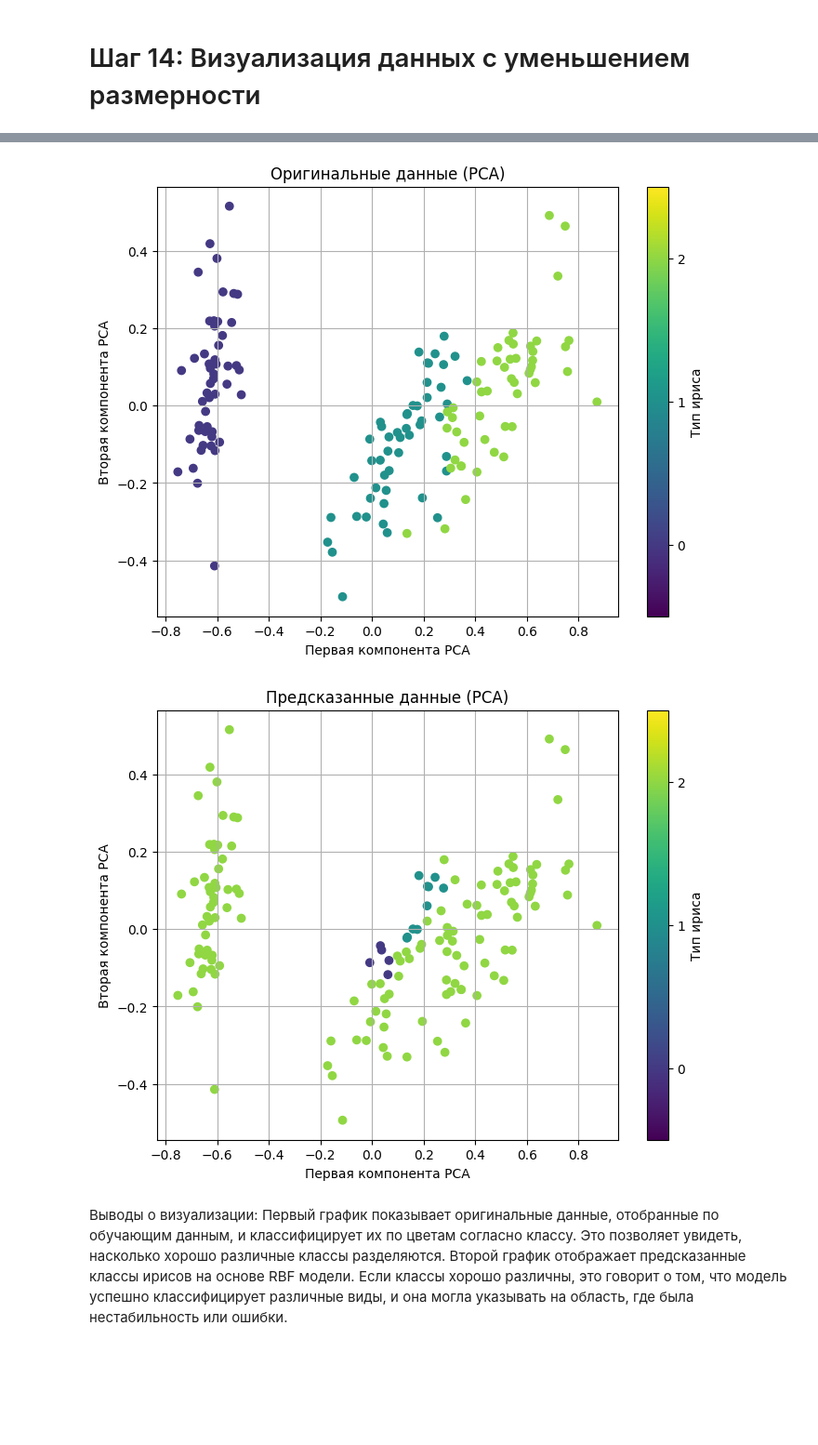
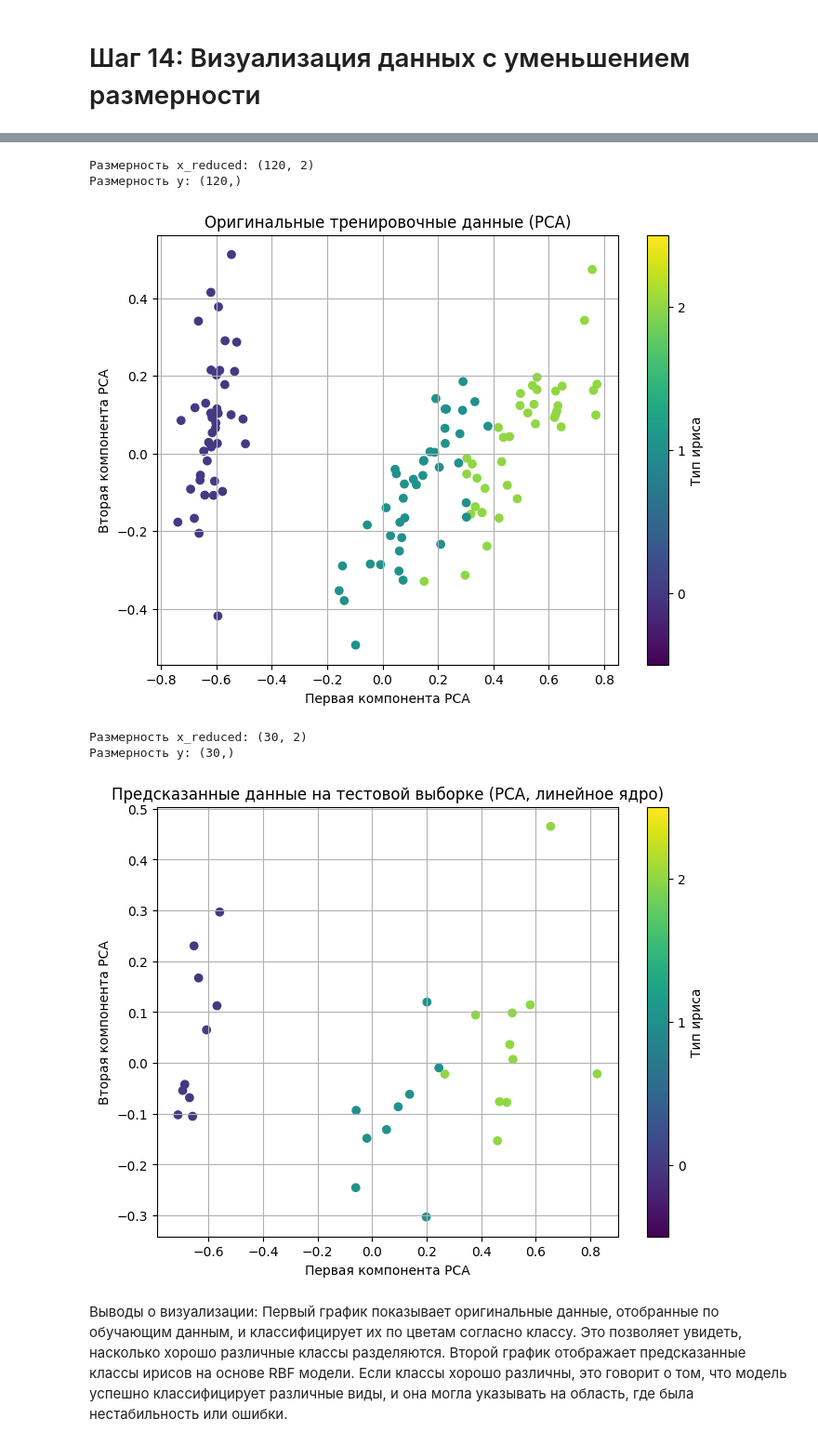
Before and after one commit to mariatrunina/spbu-python-course, a Jupyter notebook: project/iris/iris.ipynb, the cells around one changed output, grey strips where cells are left out. Shown at 93% size. Saved outputs shown, nothing was run; the diff lists cells and outputs as text; code cells hidden in the pictures; blank space fills up the shorter version.

```diff
--- a/project/iris/iris.ipynb
+++ b/project/iris/iris.ipynb
@@ -277,10 +275,17 @@ def visualize_data(x, y, title):
 # %%
-visualize_data(features_normalized, labels_encoded, "Оригинальные данные (PCA)")
-y_pred_final = model3.predict(StandardScaler().fit_transform(features_normalized))
-visualize_data(features_normalized, y_pred_final, "Предсказанные данные (PCA)")
+pca = PCA(n_components=2)
+x_train_reduced = pca.fit_transform(x_train)
+x_test_reduced = pca.transform(x_test)
+visualize_data(x_train_reduced, y_train, "Оригинальные тренировочные данные (PCA)")
+
+visualize_data(x_test_reduced, y_pred1, "Предсказанные данные на тестовой выборке (PCA, линейное ядро)")
 # %% [output]
+Размерность x_reduced: (120, 2)
+Размерность y: (120,)
-[figure, old version]
+[figure, new version]
+Размерность x_reduced: (30, 2)
+Размерность y: (30,)
-[figure, old version]
+[figure, new version]
 # %% [markdown]
  Выводы о визуализации:
 Первый график показывает оригинальные данные, отобранные по обучающим данным, и классифицирует их по цветам согласно классу. Это позволяет увидеть, насколько хорошо различные классы разделяются.
```
Also changed, not shown: parts of 7 cells of this notebook.
